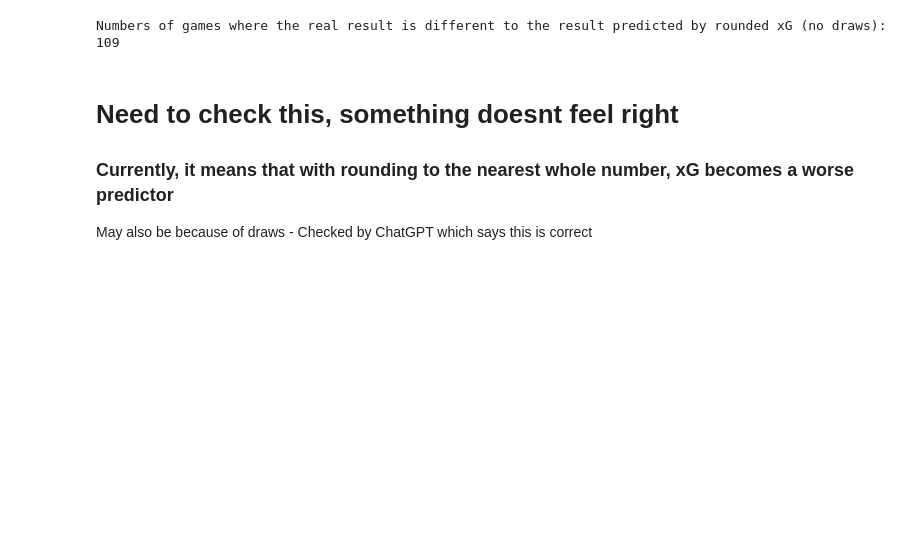
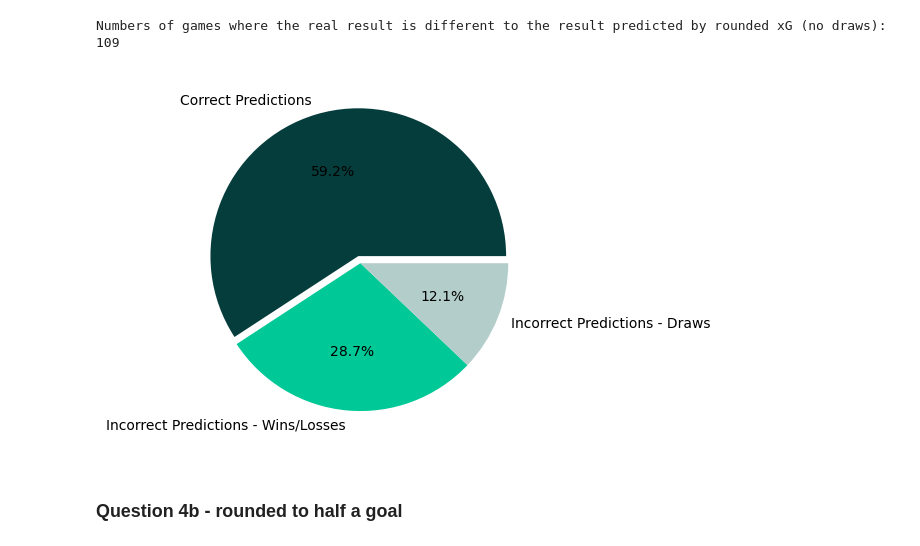
Before and after one commit to DAHammond/Bee2041-Final, a Jupyter notebook: Data Cleaning, Restructuring and Analysis.ipynb, the cells around one changed output. Saved outputs shown, nothing was run; the diff lists cells and outputs as text; code cells hidden in the pictures; blank space fills up the shorter version.

```diff
--- a/Data Cleaning, Restructuring and Analysis.ipynb
+++ b/Data Cleaning, Restructuring and Analysis.ipynb
@@ -377,8 +374,16 @@ discrepancy_no_draw_count2 = DF_result2[DF_result2['xg_rounded_matches_real_no_d
 print ("Numbers of games where the real result is different to the result predicted by rounded xG (no draws):", discrepancy_no_draw_count2)
 # %% [output]
 Numbers of games where the real result is different to the result predicted by rounded xG (no draws): 109
-# %% [markdown]
-# Need to check this, something doesnt feel right
-### Currently, it means that with rounding to the nearest whole number, xG becomes a worse predictor
-May also be because of draws -
-Checked by ChatGPT which says this is correct
+# %%
+Pie2_Labels = 'Correct Predictions', 'Incorrect Predictions - Wins/Losses', 'Incorrect Predictions - Draws'
+Pie2_Sizes = [380-discrepancy_count2,discrepancy_no_draw_count2 , discrepancy_count2 - discrepancy_no_draw_count2]
+Pie2_Explode = (0.05, 0, 0)
+
+fig, ax = plt.subplots()
+ax.pie(Pie2_Sizes, labels=Pie2_Labels,autopct='%1.1f%%', colors=['#043D3C', '#00C896', '#B3CECA'], explode = Pie2_Explode)
+
+plt.show()
+# %% [output]
+[figure, added]
+# %% [markdown]
+### Question 4b - rounded to half a goal
```
Also changed, not shown: parts of 3 cells of this notebook.
